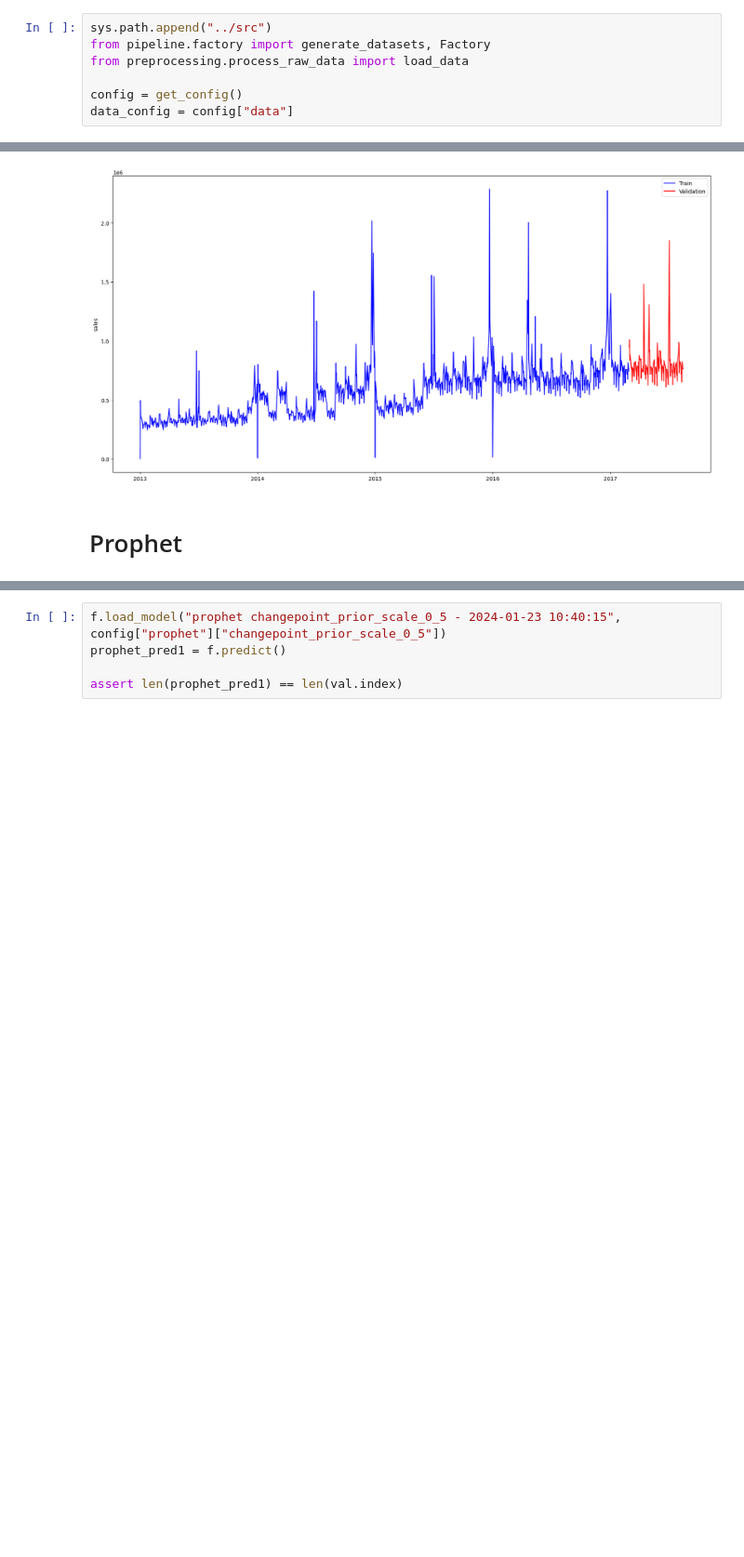
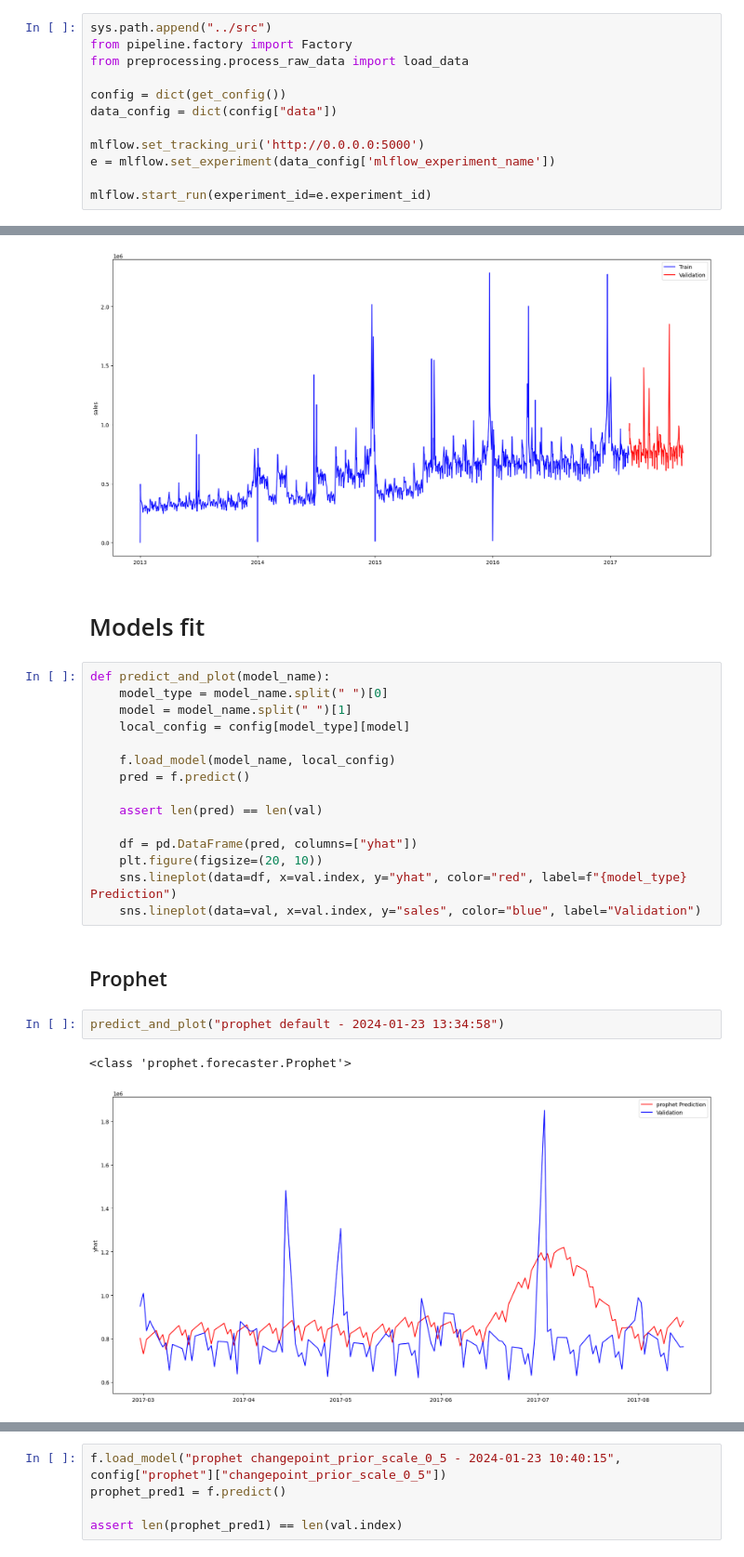
Before and after one commit to Capton1/stores-sales-forecasting-poc, a Jupyter notebook: notebooks/Model results - viz.ipynb, the cells around one changed output, grey strips where cells are left out. Shown at 93% size. Cells and saved outputs as stored; diff of their text form; blank space fills up the shorter version.

Commit message:
add: exemples validation in notebook

```diff
--- a/notebooks/Model results - viz.ipynb
+++ b/notebooks/Model results - viz.ipynb
@@ -13,8 +14,13 @@ import matplotlib.pyplot as plt
 from sklearn.metrics import mean_squared_error
 # %%
 sys.path.append("../src")
-from pipeline.factory import generate_datasets, Factory
+from pipeline.factory import Factory
 from preprocessing.process_raw_data import load_data
 
-config = get_config()
-data_config = config["data"]
+config = dict(get_config())
+data_config = dict(config["data"])
+
+mlflow.set_tracking_uri('http://0.0.0.0:5000')
+e = mlflow.set_experiment(data_config['mlflow_experiment_name'])
+
+mlflow.start_run(experiment_id=e.experiment_id)
@@ -50,8 +68,30 @@ plt.legend()
 # %% [output]
 <matplotlib.legend.Legend at 0x...>
 [figure]
+# %% [markdown]
+# Models fit
+# %%
+def predict_and_plot(model_name):
+    model_type = model_name.split(" ")[0]
+    model = model_name.split(" ")[1]
+    local_config = config[model_type][model]
+
+    f.load_model(model_name, local_config)
+    pred = f.predict()
+
+    assert len(pred) == len(val)
+
+    df = pd.DataFrame(pred, columns=["yhat"])
+    plt.figure(figsize=(20, 10))
+    sns.lineplot(data=df, x=val.index, y="yhat", color="red", label=f"{model_type} Prediction")
+    sns.lineplot(data=val, x=val.index, y="sales", color="blue", label="Validation")
 # %% [markdown]
-# Prophet
+## Prophet
+# %%
+predict_and_plot("prophet default - 2024-01-23 13:34:58")
+# %% [output]
+<class 'prophet.forecaster.Prophet'>
+[figure, added]
 # %%
 f.load_model("prophet default - 2024-01-22 11:22:01", config["prophet"]["default"])
 prophet_pred = f.predict()
```
Also changed, not shown: parts of 14 cells of this notebook, 4 other files.
